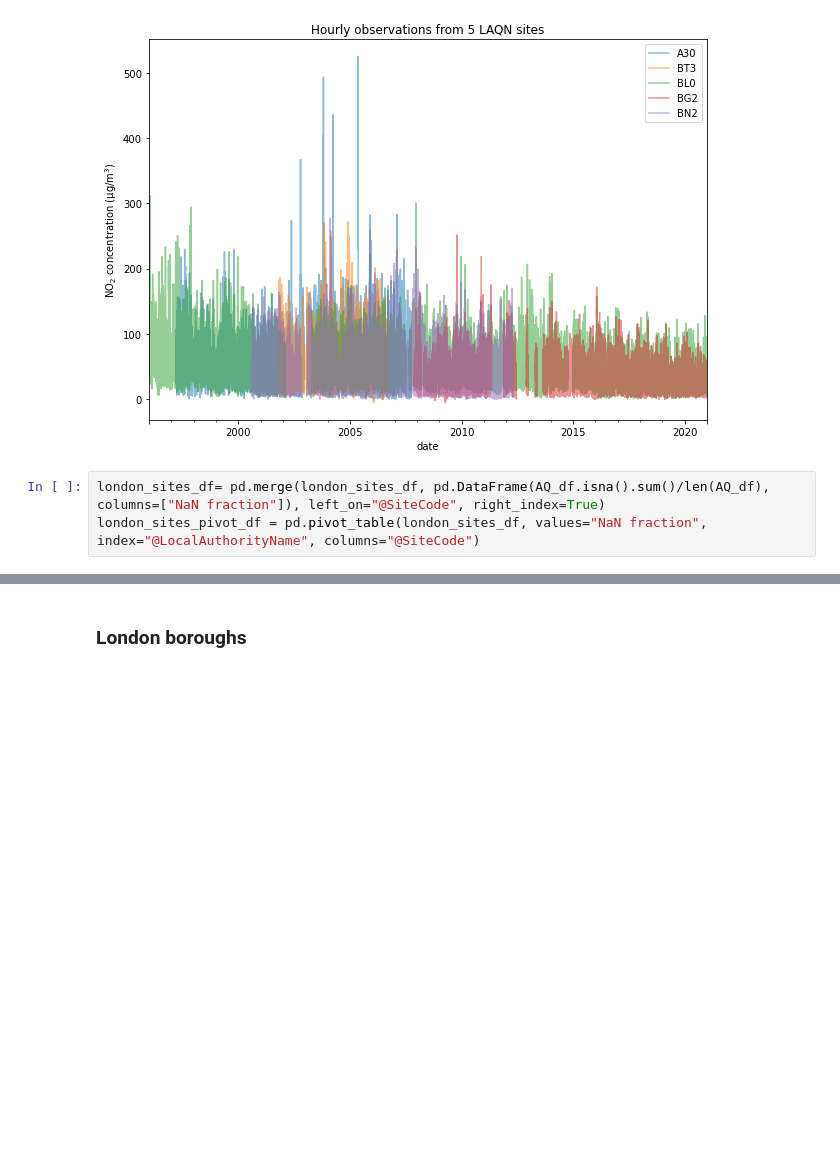
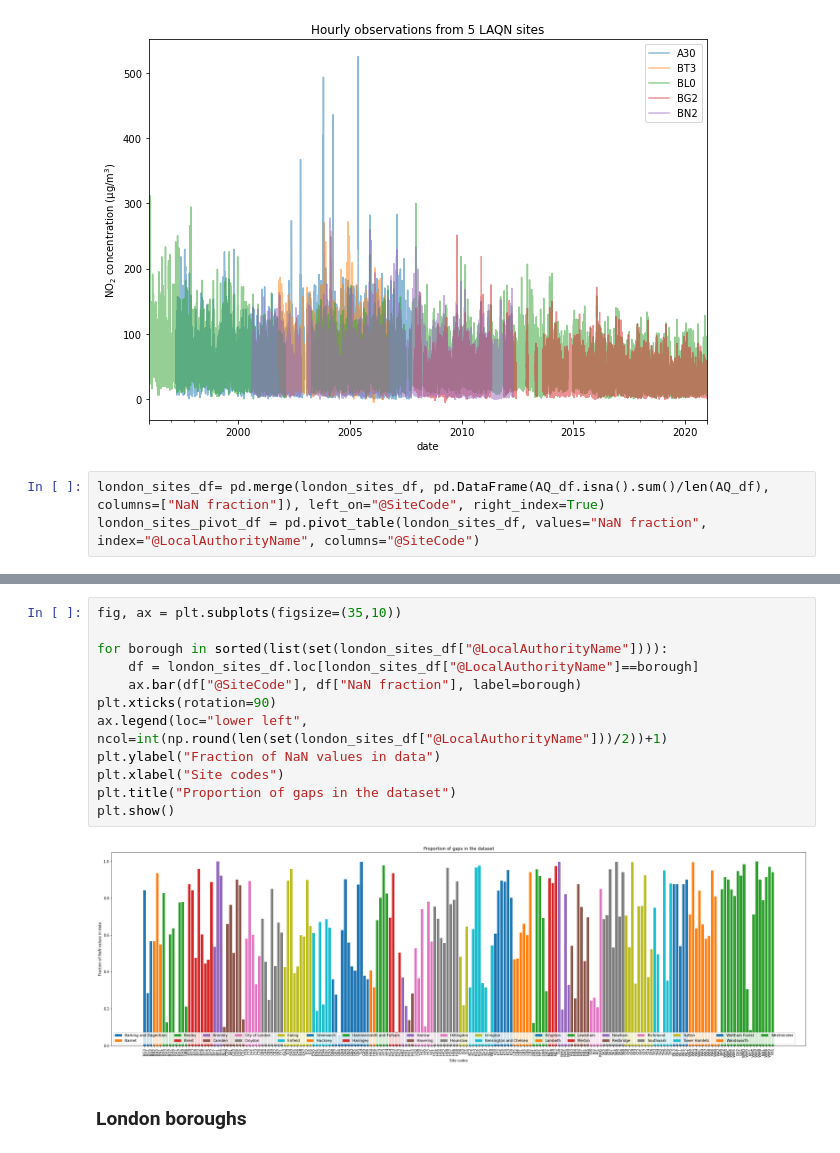
Before and after one commit to michellewl/AQmortality, a Jupyter notebook: mortality_model/LAQN data gaps.ipynb, the cells around one changed output, grey strips where cells are left out. Drawn from its saved outputs; the diff is of its cells as text; blank space fills up the shorter version.

Commit message:
Bar plots for data gaps grouped by borough.

```diff
--- a/mortality_model/LAQN data gaps.ipynb
+++ b/mortality_model/LAQN data gaps.ipynb
@@ -78,3 +73,17 @@ plt.show()
+# %%
+fig, ax = plt.subplots(figsize=(35,10))
+
+for borough in sorted(list(set(london_sites_df["@LocalAuthorityName"]))):
+    df = london_sites_df.loc[london_sites_df["@LocalAuthorityName"]==borough]
+    ax.bar(df["@SiteCode"], df["NaN fraction"], label=borough)
+plt.xticks(rotation=90)
+ax.legend(loc="lower left", ncol=int(np.round(len(set(london_sites_df["@LocalAuthorityName"]))/2))+1)
+plt.ylabel("Fraction of NaN values in data")
+plt.xlabel("Site codes")
+plt.title("Proportion of gaps in the dataset")
+plt.show()
+# %% [output]
+[figure, added]
 # %% [markdown]
 ### London boroughs
 # %%
```
Also changed, not shown: parts of 9 cells of this notebook.
